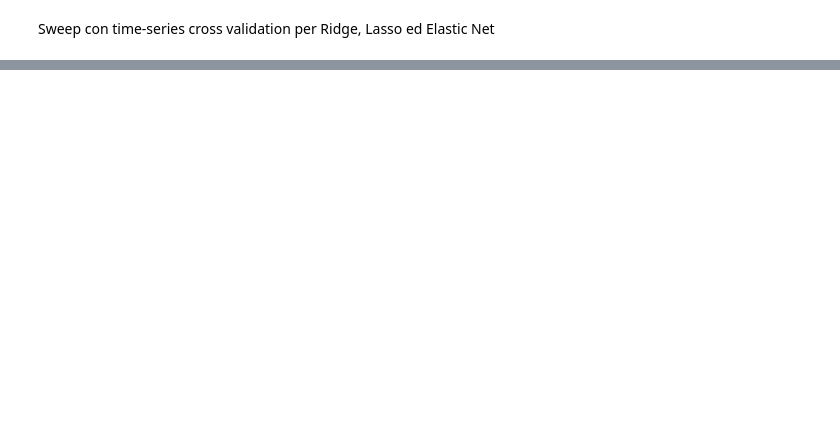
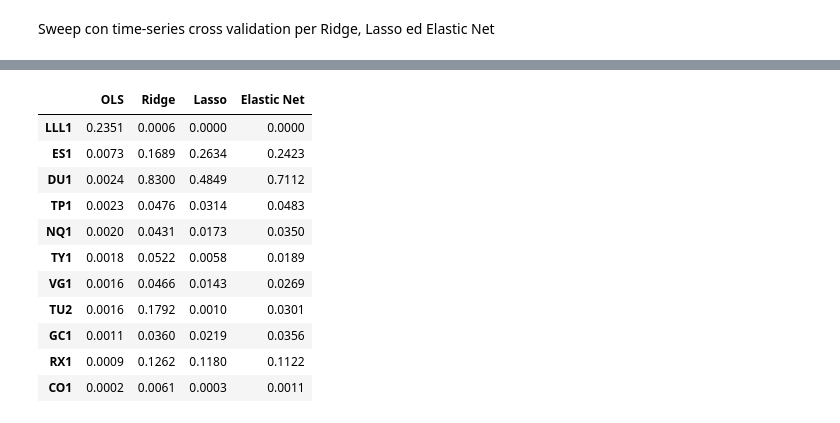
Before and after one commit to tommybaresi-creator/fintech-group-work, a Jupyter notebook: BusinessCase3/StatisticalModels.ipynb, the cells around one changed output, grey strips where cells are left out. Drawn from its saved outputs; the diff is of its cells as text; code cells hidden in the pictures; blank space fills up the shorter version.

```diff
--- a/BusinessCase3/StatisticalModels.ipynb
+++ b/BusinessCase3/StatisticalModels.ipynb
@@ -484,0 +449,47 @@ metrics
+# %%
+weights_df_ols = pd.DataFrame(
+    weights_test_ols,
+    index=res_ols['dates_test'],
+    columns=X_train.columns
+)
+
+weights_df_ridge = pd.DataFrame(
+    weights_test_ridge,
+    index=res_ols['dates_test'],
+    columns=X_train.columns
+)
+
+weights_df_lasso = pd.DataFrame(
+    weights_test_lasso,
+    index=res_ols['dates_test'],
+    columns=X_train.columns
+)
+
+weights_df_elastic = pd.DataFrame(
+    weights_test_elastic,
+    index=res_ols['dates_test'],
+    columns=X_train.columns
+)
+
+weights_summary = pd.DataFrame({
+    'OLS':         weights_df_ols.abs().mean(),
+    'Ridge':       weights_df_ridge.abs().mean(),
+    'Lasso':       weights_df_lasso.abs().mean(),
+    'Elastic Net': weights_df_elastic.abs().mean()
+}).round(4)
+
+weights_summary = weights_summary.sort_values('OLS', ascending=False)
+weights_summary
+# %% [output]
+|  | OLS | Ridge | Lasso | Elastic Net |
+| LLL1 | 0.2351 | 0.0006 | 0.0000 | 0.0000 |
+| ES1 | 0.0073 | 0.1689 | 0.2634 | 0.2423 |
+| DU1 | 0.0024 | 0.8300 | 0.4849 | 0.7112 |
+| TP1 | 0.0023 | 0.0476 | 0.0314 | 0.0483 |
+| NQ1 | 0.0020 | 0.0431 | 0.0173 | 0.0350 |
+| TY1 | 0.0018 | 0.0522 | 0.0058 | 0.0189 |
+| VG1 | 0.0016 | 0.0466 | 0.0143 | 0.0269 |
+| TU2 | 0.0016 | 0.1792 | 0.0010 | 0.0301 |
+| GC1 | 0.0011 | 0.0360 | 0.0219 | 0.0356 |
+| RX1 | 0.0009 | 0.1262 | 0.1180 | 0.1122 |
+| CO1 | 0.0002 | 0.0061 | 0.0003 | 0.0011 |
```
Also changed, not shown: parts of 30 cells of this notebook.
